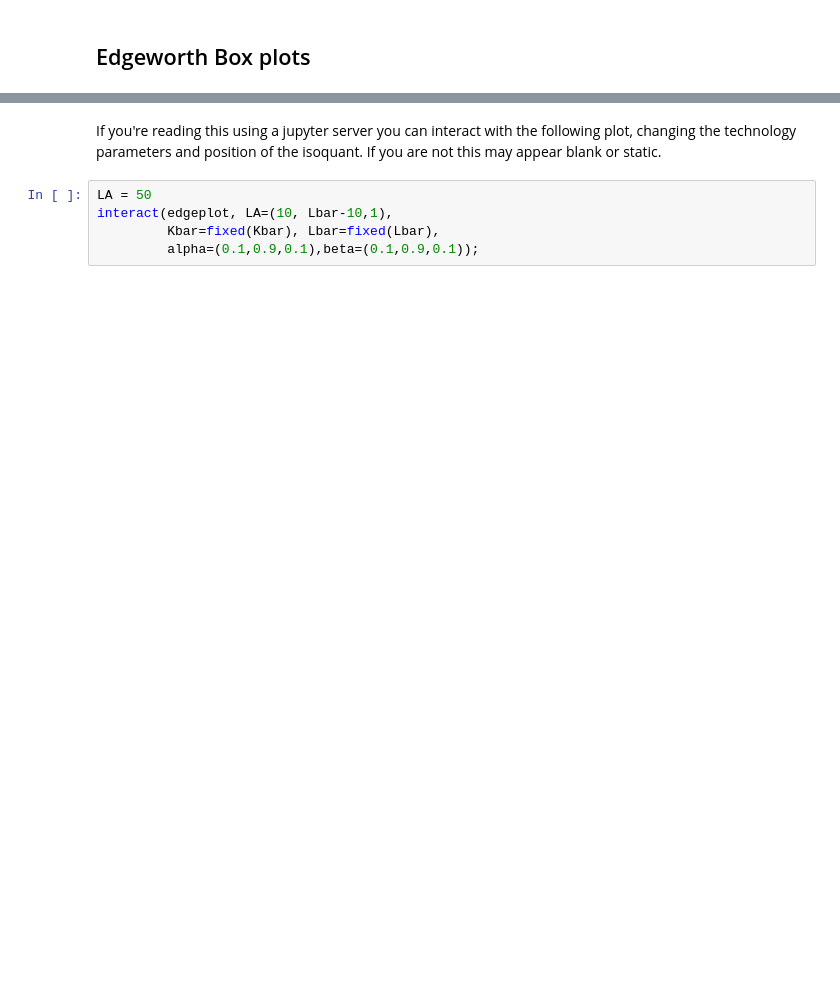
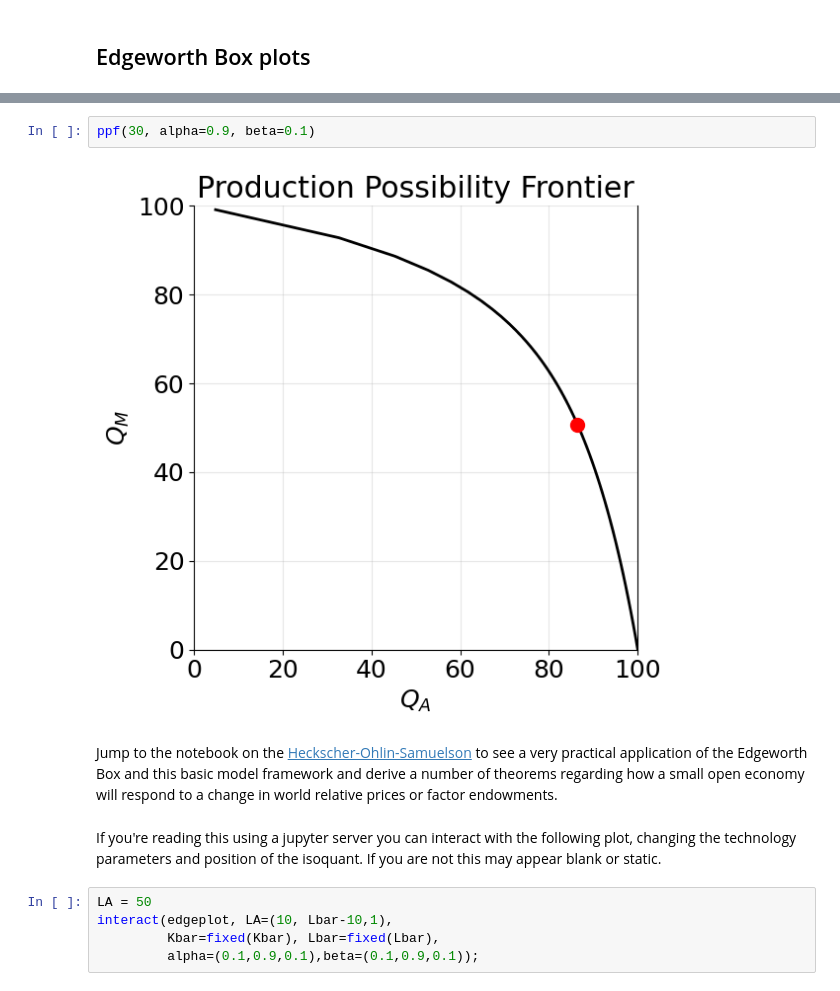
Before and after one commit to jhconning/Econ-Teach, a Jupyter notebook: notebooks/trade/Edgeworth.ipynb, the cells around one changed output, grey strips where cells are left out. Cells and saved outputs as stored; diff of their text form; blank space fills up the shorter version.

```diff
--- a/notebooks/trade/Edgeworth.ipynb
+++ b/notebooks/trade/Edgeworth.ipynb
@@ -61,3 +74,9 @@ edgeplot(50)
+# %%
+ppf(30, alpha=0.9, beta=0.1)
+# %% [output]
+[figure, added]
+# %% [markdown]
+Jump to the notebook on the [Heckscher-Ohlin-Samuelson](./HOS.ipynb) to see a very practical application of the Edgeworth Box and this basic model framework and derive a number of theorems regarding how a small open economy will respond to a change in world relative prices or factor endowments.
 # %% [markdown]
 If you're reading this using a jupyter server you can interact with the following plot, changing the technology parameters and position of the isoquant. If you are not this may appear blank or static.
 # %%
```
Also changed, not shown: parts of 11 cells of this notebook, 11 other files.
